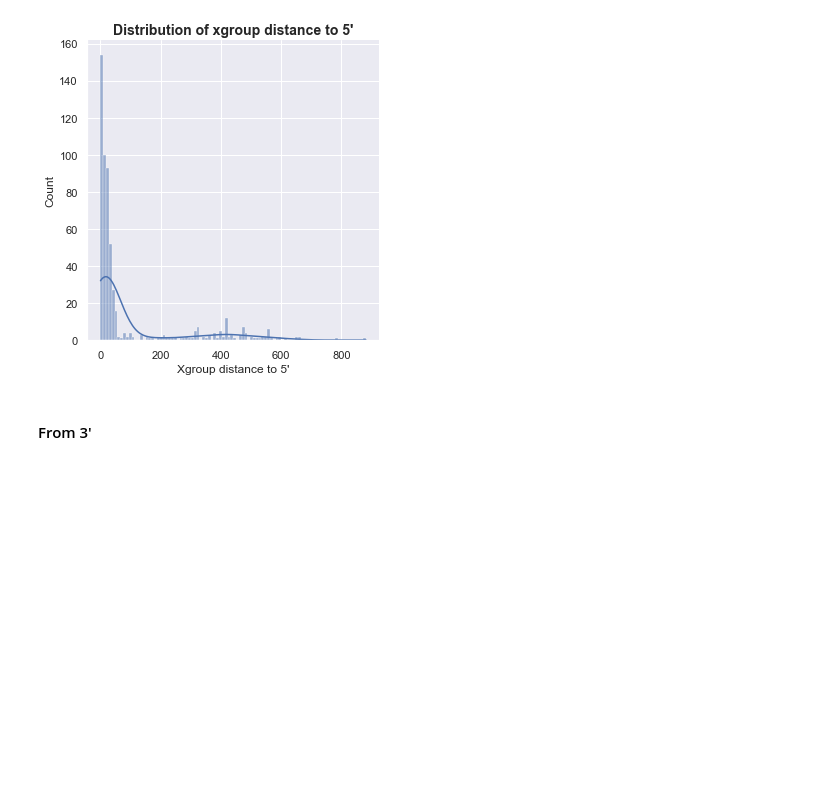
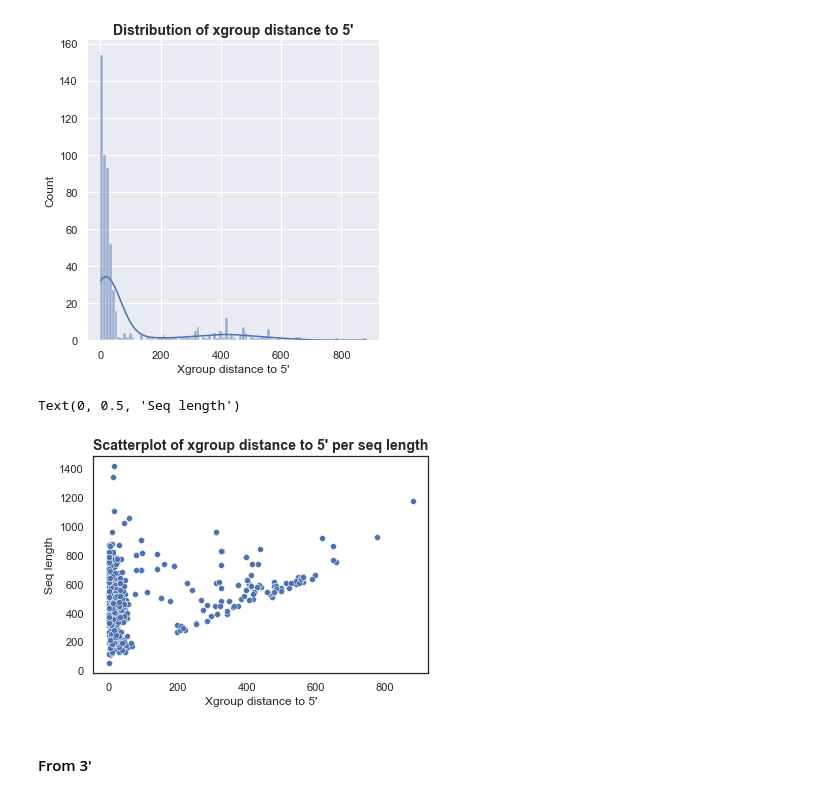
Before and after one commit to flayner2/lab_data_analysis, a Jupyter notebook: notebooks/analyze_vector_masking_data.ipynb, the cells around one changed output. Drawn from its saved outputs; the diff is of its cells as text; code cells hidden in the pictures; blank space fills up the shorter version.

```diff
--- a/notebooks/analyze_vector_masking_data.ipynb
+++ b/notebooks/analyze_vector_masking_data.ipynb
@@ -160,5 +160,14 @@ plt.xlabel('Xgroup distance to 5\'')
 # %% [output]
 Text(0.5, 8.95999999999998, "Xgroup distance to 5'")
 [figure]
+# %%
+sns.set_theme(style="white")
+sns.scatterplot(data=xgroups_data, x='dist_from_5', y='seq_len')
+plt.title('Scatterplot of xgroup distance to 5\' per seq length', fontdict={'fontsize': 14, 'fontweight': 'bold'})
+plt.xlabel('Xgroup distance to 5\'')
+plt.ylabel('Seq length')
+# %% [output]
+Text(0, 0.5, 'Seq length')
+[figure, added]
 # %% [markdown]
 #### From 3'
```
Also changed, not shown: parts of 11 cells of this notebook.
